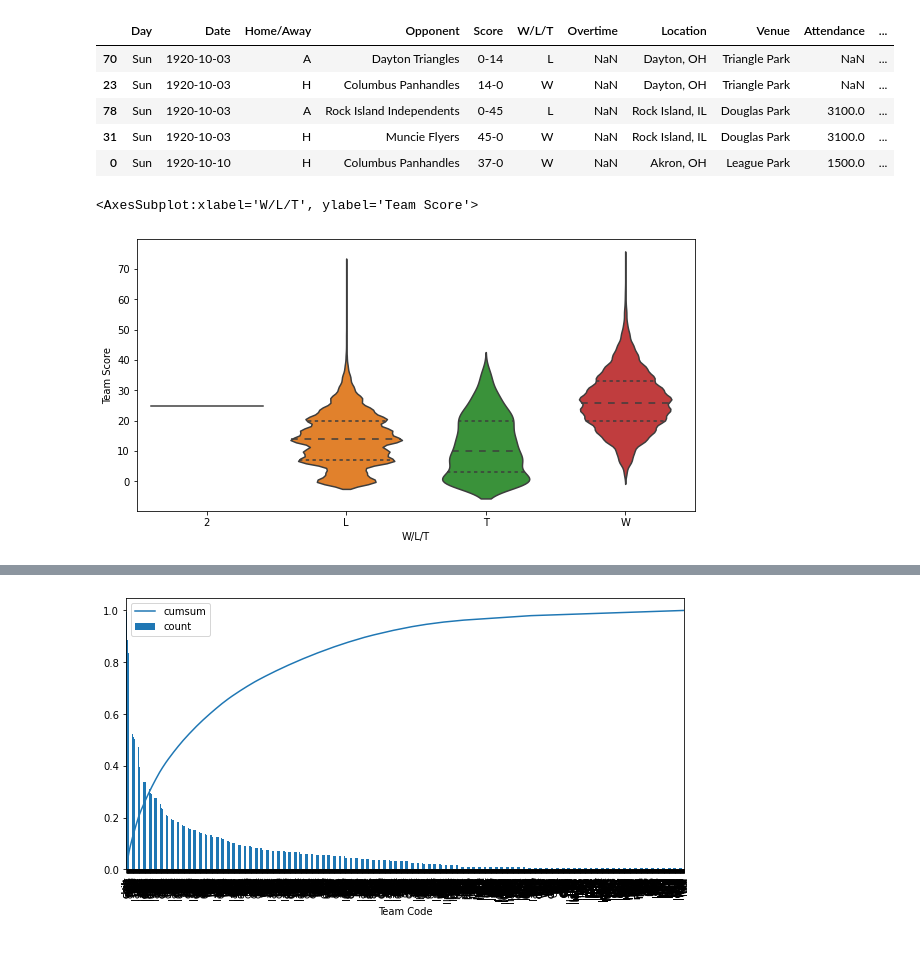
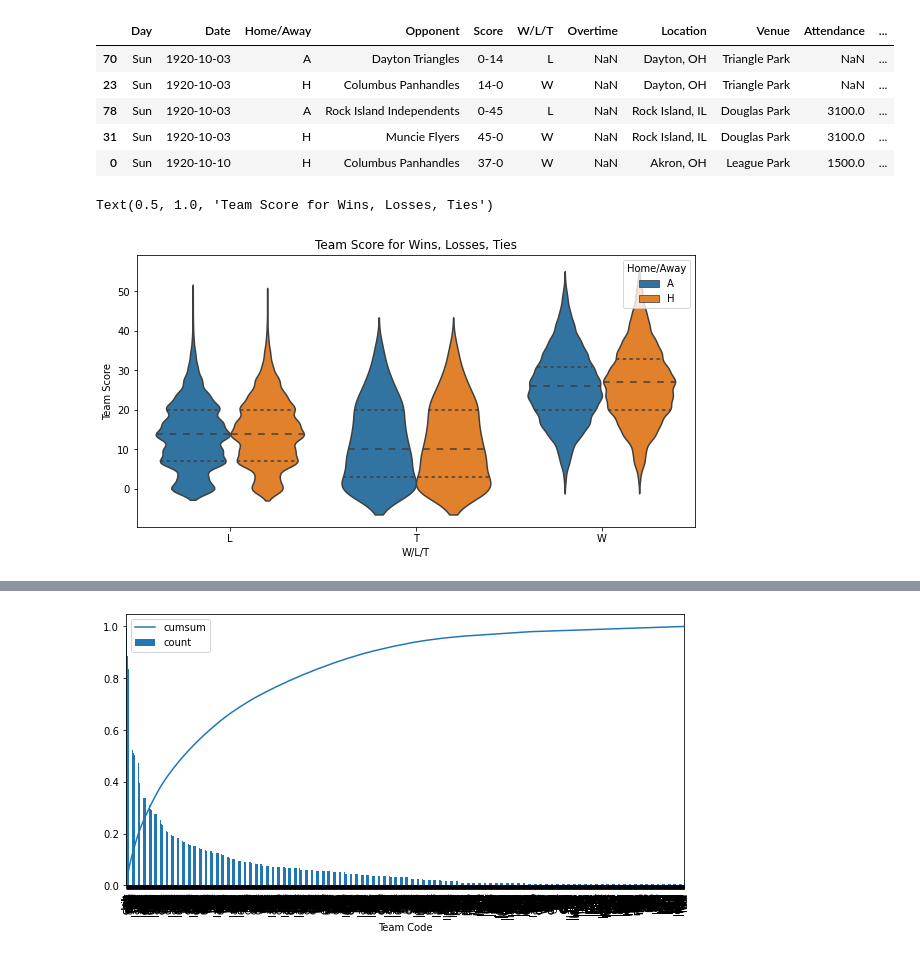
Before and after one commit to Eric-w-H/ORIE4741_Project, a Jupyter notebook: models/data-processing.ipynb, the cells around one changed output, grey strips where cells are left out. Saved outputs shown, nothing was run; the diff lists cells and outputs as text; code cells hidden in the pictures.

```diff
--- a/models/data-processing.ipynb
+++ b/models/data-processing.ipynb
@@ -170,10 +174,11 @@ sort_by_date.head()
 | 31 | Sun | 1920-10-03 | H | Muncie Flyers | 45-0 | W | NaN | Rock Island, IL | Douglas Park | 3100.0 | ... |
 | 0 | Sun | 1920-10-10 | H | Columbus Panhandles | 37-0 | W | NaN | Akron, OH | League Park | 1500.0 | ... |
 # %%
-sns.violinplot(x='W/L/T', y='Team Score', data=sort_by_date, inner='quartile')
+sns.violinplot(x='W/L/T', y='Team Score', hue='Home/Away', data=sort_by_date.loc[(sort_by_date['Home/Away'] == 'H') | (sort_by_date['Home/Away'] == 'A')], inner='quartile', alpha=0.1)
+plt.title('Team Score for Wins, Losses, Ties')
 # %% [output]
-<AxesSubplot:xlabel='W/L/T', ylabel='Team Score'>
+Text(0.5, 1.0, 'Team Score for Wins, Losses, Ties')
-[figure, old version]
+[figure, new version]
 # %%
 sort_by_date['Score Sum'] = sort_by_date['Team Score'] + sort_by_date['Opponent Score']
 # %%
```
Also changed, not shown: parts of 11 cells of this notebook, 18 other files.
